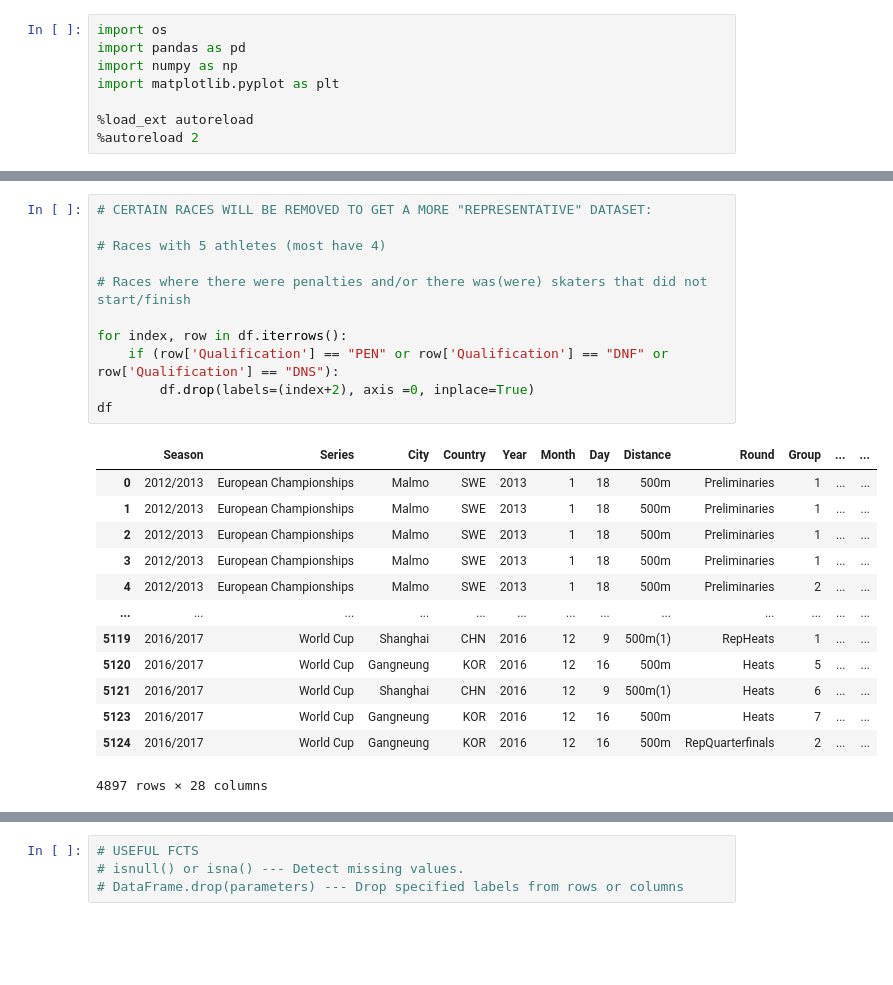
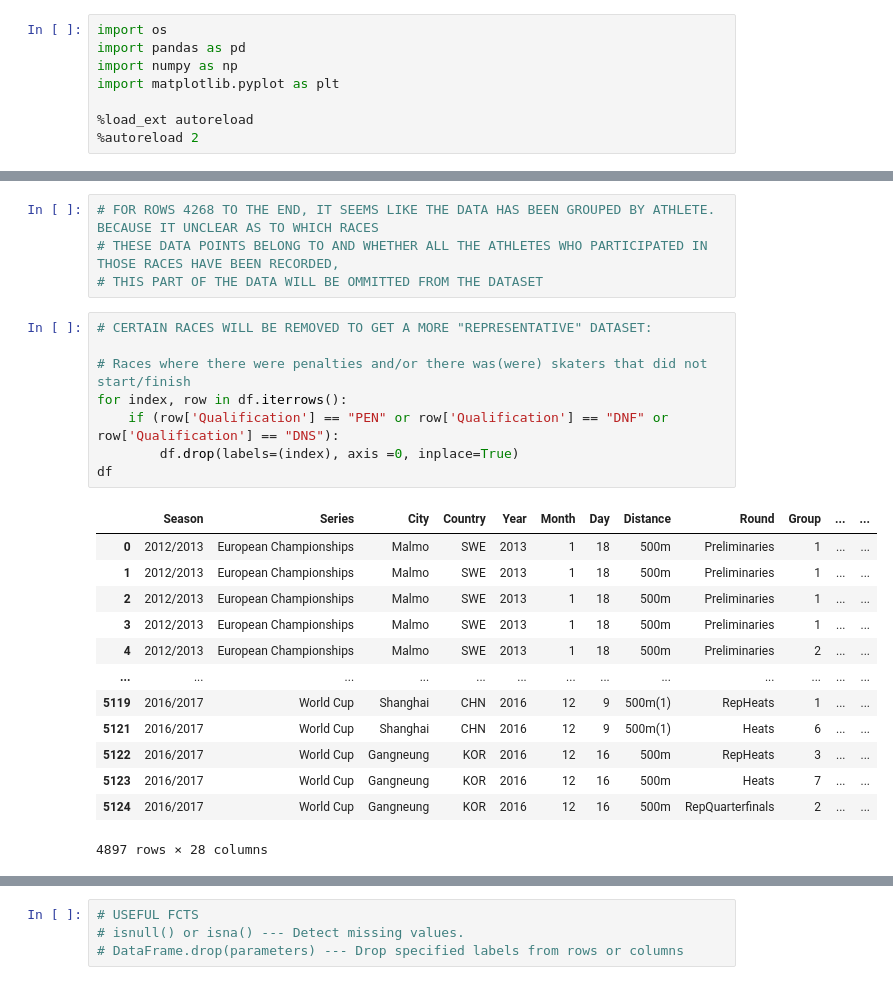
Before and after one commit to v-razon/Speed-Skating, a Jupyter notebook: Python code.ipynb, the cells around one changed output, grey strips where cells are left out. Cells and saved outputs as stored; diff of their text form; blank space fills up the shorter version.

```diff
--- a/Python code.ipynb
+++ b/Python code.ipynb
@@ -49,25 +28,26 @@ df
-# %%
-# CERTAIN RACES WILL BE REMOVED TO GET A MORE "REPRESENTATIVE" DATASET:
-
-# Races with 5 athletes (most have 4)
-
-# Races where there were penalties and/or there was(were) skaters that did not start/finish
-
-for index, row in df.iterrows():
-    if (row['Qualification'] == "PEN" or row['Qualification'] == "DNF" or row['Qualification'] == "DNS"):
-        df.drop(labels=(index+2), axis =0, inplace=True)
-df
-# %% [output]
-|  | Season | Series | City | Country | Year | Month | Day | Distance | Round | Group | ... | ... |
-| 0 | 2012/2013 | European Championships | Malmo | SWE | 2013 | 1 | 18 | 500m | Preliminaries | 1 | ... | ... |
-| 1 | 2012/2013 | European Championships | Malmo | SWE | 2013 | 1 | 18 | 500m | Preliminaries | 1 | ... | ... |
-| 2 | 2012/2013 | European Championships | Malmo | SWE | 2013 | 1 | 18 | 500m | Preliminaries | 1 | ... | ... |
-| 3 | 2012/2013 | European Championships | Malmo | SWE | 2013 | 1 | 18 | 500m | Preliminaries | 1 | ... | ... |
-| 4 | 2012/2013 | European Championships | Malmo | SWE | 2013 | 1 | 18 | 500m | Preliminaries | 2 | ... | ... |
-| ... | ... | ... | ... | ... | ... | ... | ... | ... | ... | ... | ... | ... |
-| 5119 | 2016/2017 | World Cup | Shanghai | CHN | 2016 | 12 | 9 | 500m(1) | RepHeats | 1 | ... | ... |
-| 5120 | 2016/2017 | World Cup | Gangneung | KOR | 2016 | 12 | 16 | 500m | Heats | 5 | ... | ... |
-| 5121 | 2016/2017 | World Cup | Shanghai | CHN | 2016 | 12 | 9 | 500m(1) | Heats | 6 | ... | ... |
-| 5123 | 2016/2017 | World Cup | Gangneung | KOR | 2016 | 12 | 16 | 500m | Heats | 7 | ... | ... |
-| 5124 | 2016/2017 | World Cup | Gangneung | KOR | 2016 | 12 | 16 | 500m | RepQuarterfinals | 2 | ... | ... |
-4897 rows × 28 columns
+# %%
+# FOR ROWS 4268 TO THE END, IT SEEMS LIKE THE DATA HAS BEEN GROUPED BY ATHLETE. BECAUSE IT UNCLEAR AS TO WHICH RACES
+# THESE DATA POINTS BELONG TO AND WHETHER ALL THE ATHLETES WHO PARTICIPATED IN THOSE RACES HAVE BEEN RECORDED,
+# THIS PART OF THE DATA WILL BE OMMITTED FROM THE DATASET
+# %%
+# CERTAIN RACES WILL BE REMOVED TO GET A MORE "REPRESENTATIVE" DATASET:
+
+# Races where there were penalties and/or there was(were) skaters that did not start/finish
+for index, row in df.iterrows():
+    if (row['Qualification'] == "PEN" or row['Qualification'] == "DNF" or row['Qualification'] == "DNS"):
+        df.drop(labels=(index), axis =0, inplace=True)
+df
+# %% [output]
+|  | Season | Series | City | Country | Year | Month | Day | Distance | Round | Group | ... | ... |
+| 0 | 2012/2013 | European Championships | Malmo | SWE | 2013 | 1 | 18 | 500m | Preliminaries | 1 | ... | ... |
+| 1 | 2012/2013 | European Championships | Malmo | SWE | 2013 | 1 | 18 | 500m | Preliminaries | 1 | ... | ... |
+| 2 | 2012/2013 | European Championships | Malmo | SWE | 2013 | 1 | 18 | 500m | Preliminaries | 1 | ... | ... |
+| 3 | 2012/2013 | European Championships | Malmo | SWE | 2013 | 1 | 18 | 500m | Preliminaries | 1 | ... | ... |
+| 4 | 2012/2013 | European Championships | Malmo | SWE | 2013 | 1 | 18 | 500m | Preliminaries | 2 | ... | ... |
+| ... | ... | ... | ... | ... | ... | ... | ... | ... | ... | ... | ... | ... |
+| 5119 | 2016/2017 | World Cup | Shanghai | CHN | 2016 | 12 | 9 | 500m(1) | RepHeats | 1 | ... | ... |
+| 5121 | 2016/2017 | World Cup | Shanghai | CHN | 2016 | 12 | 9 | 500m(1) | Heats | 6 | ... | ... |
+| 5122 | 2016/2017 | World Cup | Gangneung | KOR | 2016 | 12 | 16 | 500m | RepHeats | 3 | ... | ... |
+| 5123 | 2016/2017 | World Cup | Gangneung | KOR | 2016 | 12 | 16 | 500m | Heats | 7 | ... | ... |
+| 5124 | 2016/2017 | World Cup | Gangneung | KOR | 2016 | 12 | 16 | 500m | RepQuarterfinals | 2 | ... | ... |
+4897 rows × 28 columns
```
Also changed, not shown: parts of 6 cells of this notebook.
